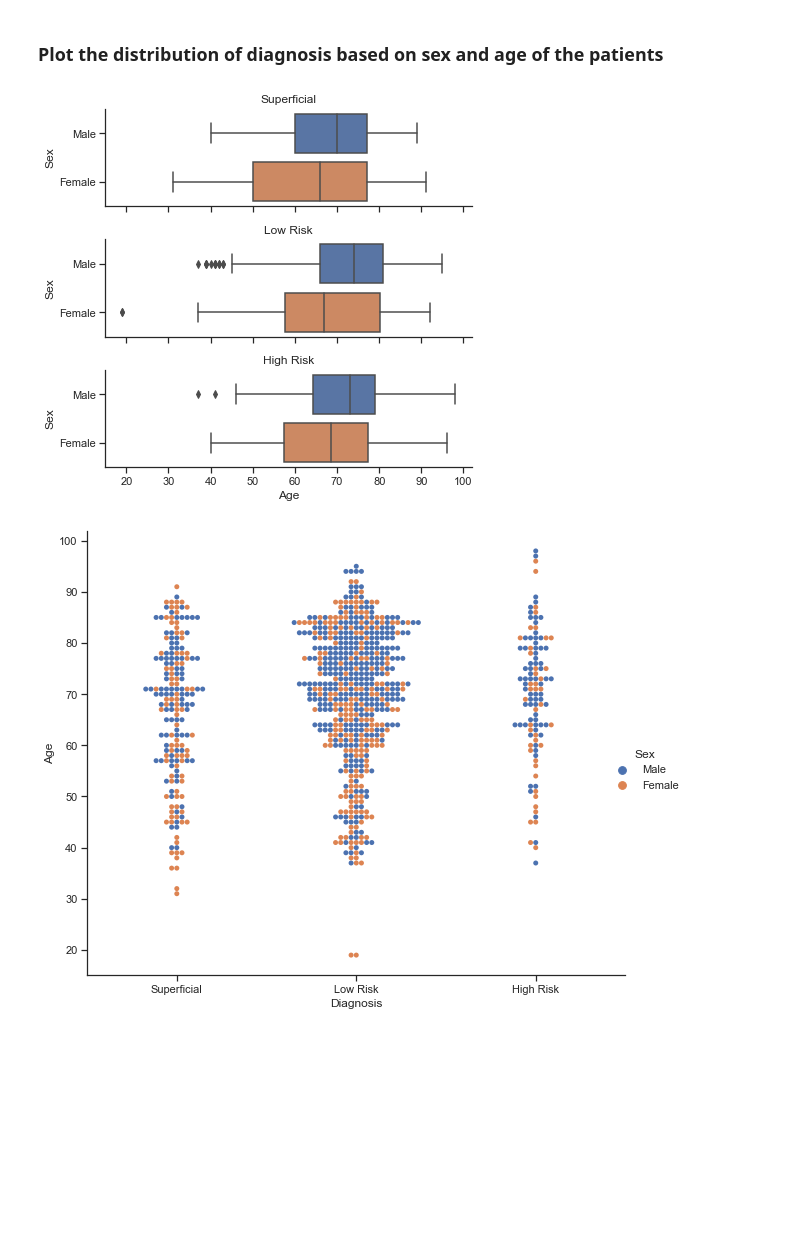
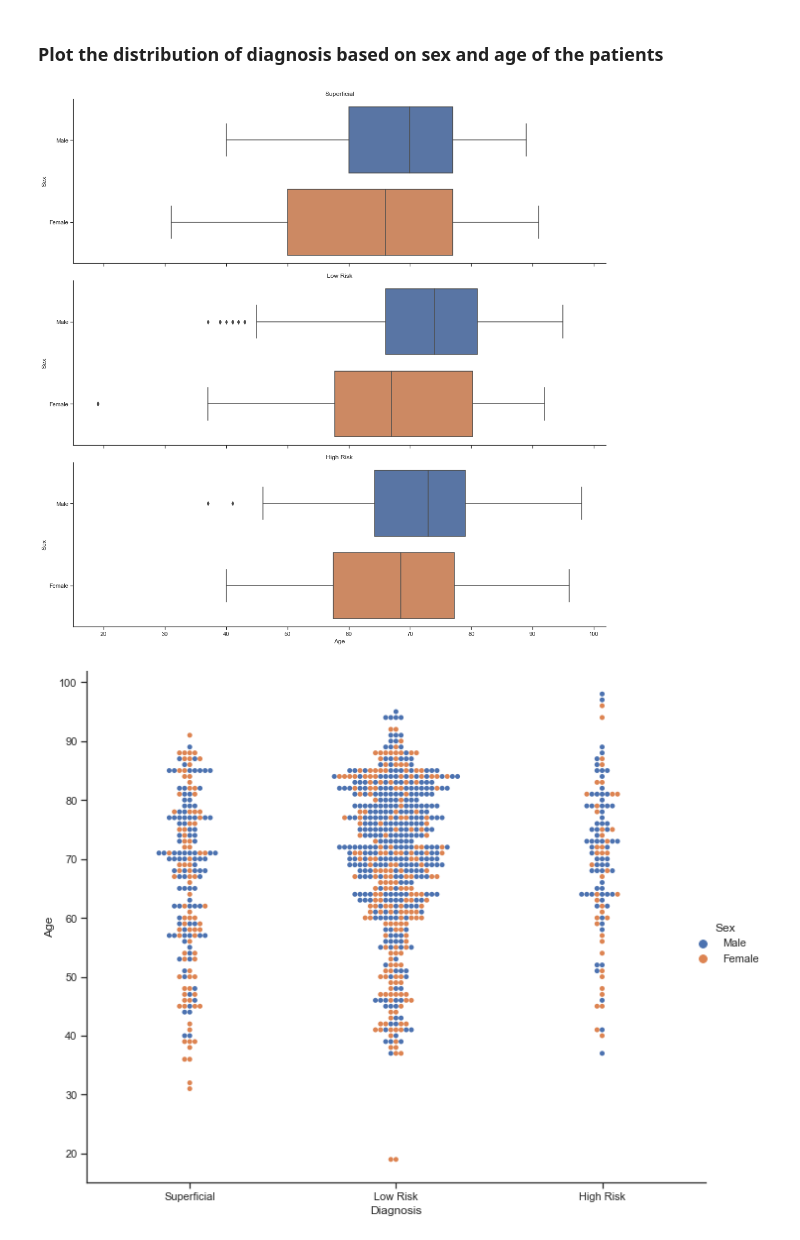
Before and after one commit to V0xP0p/BCC_Image_Classification, a Jupyter notebook: EDA.ipynb, the cells around one changed output. Saved outputs shown, nothing was run; the diff lists cells and outputs as text; code cells hidden in the pictures; blank space fills up the shorter version.

```diff
--- a/EDA.ipynb
+++ b/EDA.ipynb
@@ -184,6 +188,7 @@ list(df['Sex'].unique())
 # %% [output]
 [0.0, 1.0, nan]
 # %%
+rcParams['figure.figsize'] = 10,8
 sns.countplot(x=df['Sex']) #plot the Sex distribution
 plt.xticks([0, 1], ['Male', 'Female']);
 # %% [output]
@@ -202,19 +207,19 @@ list(df['Sex'].unique())
 ### Plot the distribution of diagnosis based on sex and age of the patients
 # %%
 sns.set_theme(style="ticks")
-g = sns.catplot(x='Age', y='Sex', row='Diagnosis', kind='box', orient='h', height=2, aspect=3, data=df)
+g = sns.catplot(x='Age', y='Sex', row='Diagnosis', kind='box', orient='h', height=5, aspect=3, data=df)
 plt.yticks([0, 1], ['Male', 'Female'])
 hist_diagnosis_columns = ['Superficial', 'Low Risk', 'High Risk']
 diagnosis = 0
 for ax in g.axes.flatten():
     ax.set_title(hist_diagnosis_columns[diagnosis])
     diagnosis +=1
 # %% [output]
-[figure, old version]
+[figure, new version]
 # %%
-g = sns.catplot(x='Diagnosis', y='Age', hue='Sex', kind='swarm', height=7, aspect=1.2, data=df)
+g = sns.catplot(x='Diagnosis', y='Age', hue='Sex', kind='swarm', height=8, aspect=1.2, data=df)
 plt.xticks([0, 1, 2], hist_diagnosis_columns)
 for t, l in zip(g._legend.texts, ['Male', 'Female']):
     t.set_text(l)
 # %% [output]
-[figure, old version]
+[figure, new version]
```
Also changed, not shown: parts of 19 cells of this notebook.
